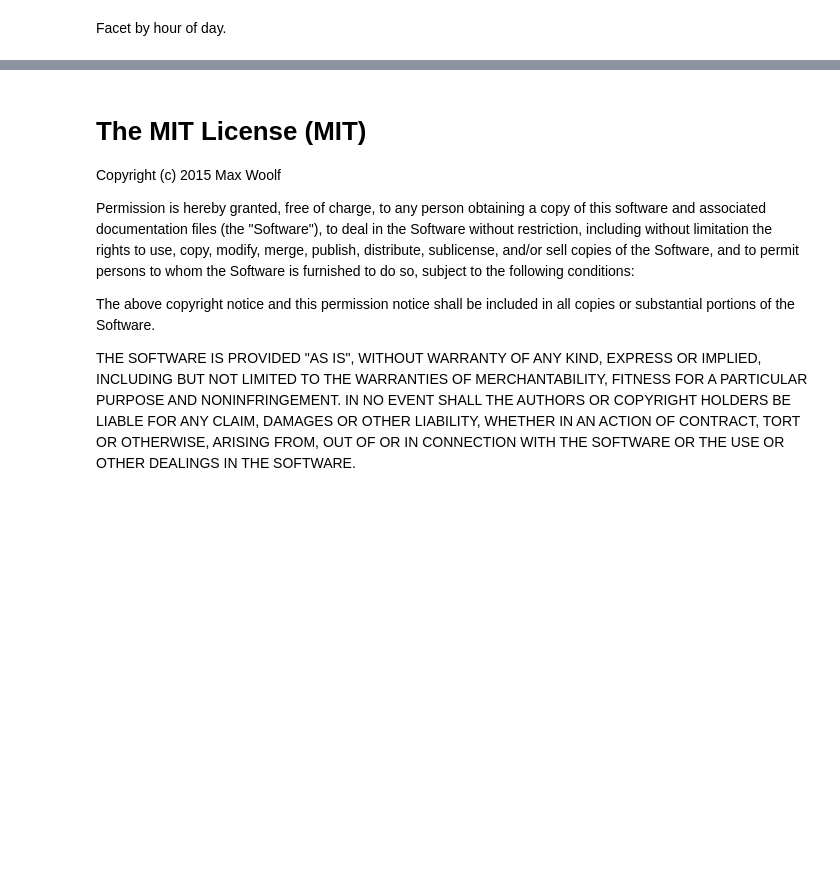
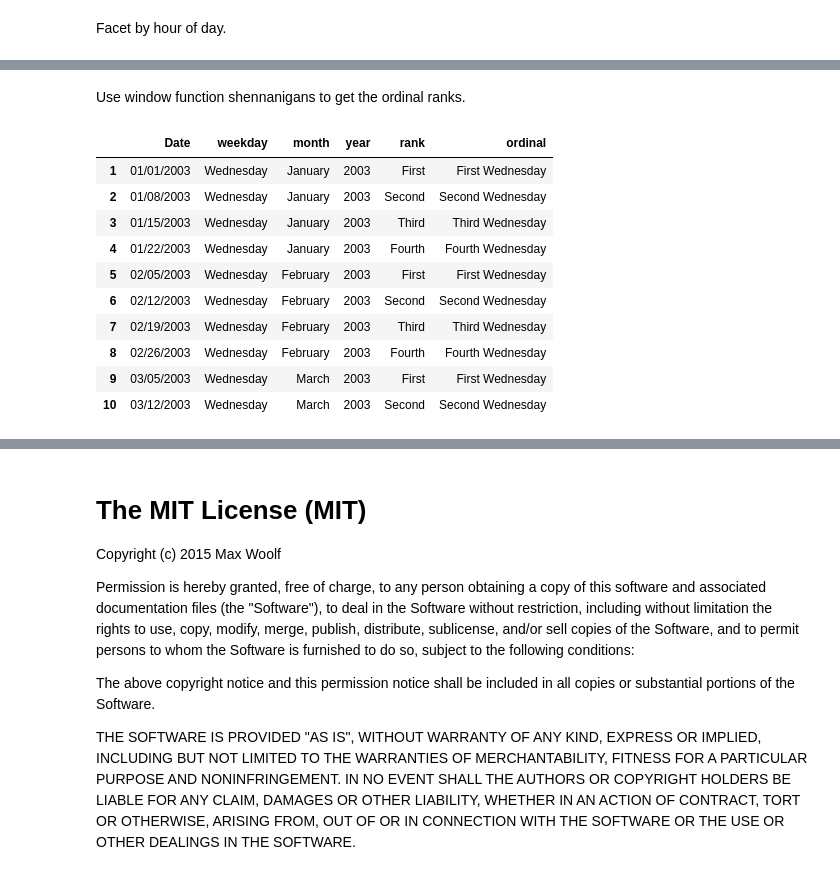
Before and after one commit to minimaxir/sf-arrests-when-where, a Jupyter notebook: crime_data_sf.ipynb, the cells around one changed output, grey strips where cells are left out. Cells and saved outputs as stored; diff of their text form; code cells hidden in the pictures; blank space fills up the shorter version.

```diff
--- a/crime_data_sf.ipynb
+++ b/crime_data_sf.ipynb
@@ -612,0 +640,13 @@ max_save(plot, "sf-arrest-where-7", "SF OpenData", w=10.5, h=8, tall=T)
+# %%
+start_date <- "2003-01-01"
+end_date <- "2015-11-15"
+
+# Create a vector of all days between start and end date
+days <- seq(as.Date(start_date), as.Date(end_date), "days")
+
+df_dates <- tbl_df(data.frame(Date = days)) %>%
+                mutate(weekday = format(Date, "%A"),
+                       month = format(Date, "%B"),
+                       year = format(Date, "%Y"))
+
+df_dates %>% head(10)
@@ -612,0 +665,28 @@ max_save(plot, "sf-arrest-where-7", "SF OpenData", w=10.5, h=8, tall=T)
+# %% [markdown]
+Use window function shennanigans to get the ordinal ranks.
+# %%
+# Text values to replace numeric ordinals
+ordinals <- c("First", "Second", "Third", "Fourth")
+
+df_dates <- df_dates %>%
+                filter(weekday == "Wednesday") %>%
+                group_by(year, month) %>%
+                mutate(rank = rank(Date)) %>%
+                filter(rank <= 4) %>% # removes the rare 5th Wednesday
+                mutate(Date = format(Date, format = "%m/%d/%Y"),  # needs to be proper format for merging
+                       rank = factor(rank, levels = 1:4, labels = ordinals),
+                       ordinal = paste(rank, weekday))
+
+df_dates %>% head(10)
+# %% [output]
+|  | Date | weekday | month | year | rank | ordinal |
+| 1 | 01/01/2003 | Wednesday | January | 2003 | First | First Wednesday |
+| 2 | 01/08/2003 | Wednesday | January | 2003 | Second | Second Wednesday |
+| 3 | 01/15/2003 | Wednesday | January | 2003 | Third | Third Wednesday |
+| 4 | 01/22/2003 | Wednesday | January | 2003 | Fourth | Fourth Wednesday |
+| 5 | 02/05/2003 | Wednesday | February | 2003 | First | First Wednesday |
+| 6 | 02/12/2003 | Wednesday | February | 2003 | Second | Second Wednesday |
+| 7 | 02/19/2003 | Wednesday | February | 2003 | Third | Third Wednesday |
+| 8 | 02/26/2003 | Wednesday | February | 2003 | Fourth | Fourth Wednesday |
+| 9 | 03/05/2003 | Wednesday | March | 2003 | First | First Wednesday |
+| 10 | 03/12/2003 | Wednesday | March | 2003 | Second | Second Wednesday |
```
Also changed, not shown: parts of 19 cells of this notebook, 10 other files.
